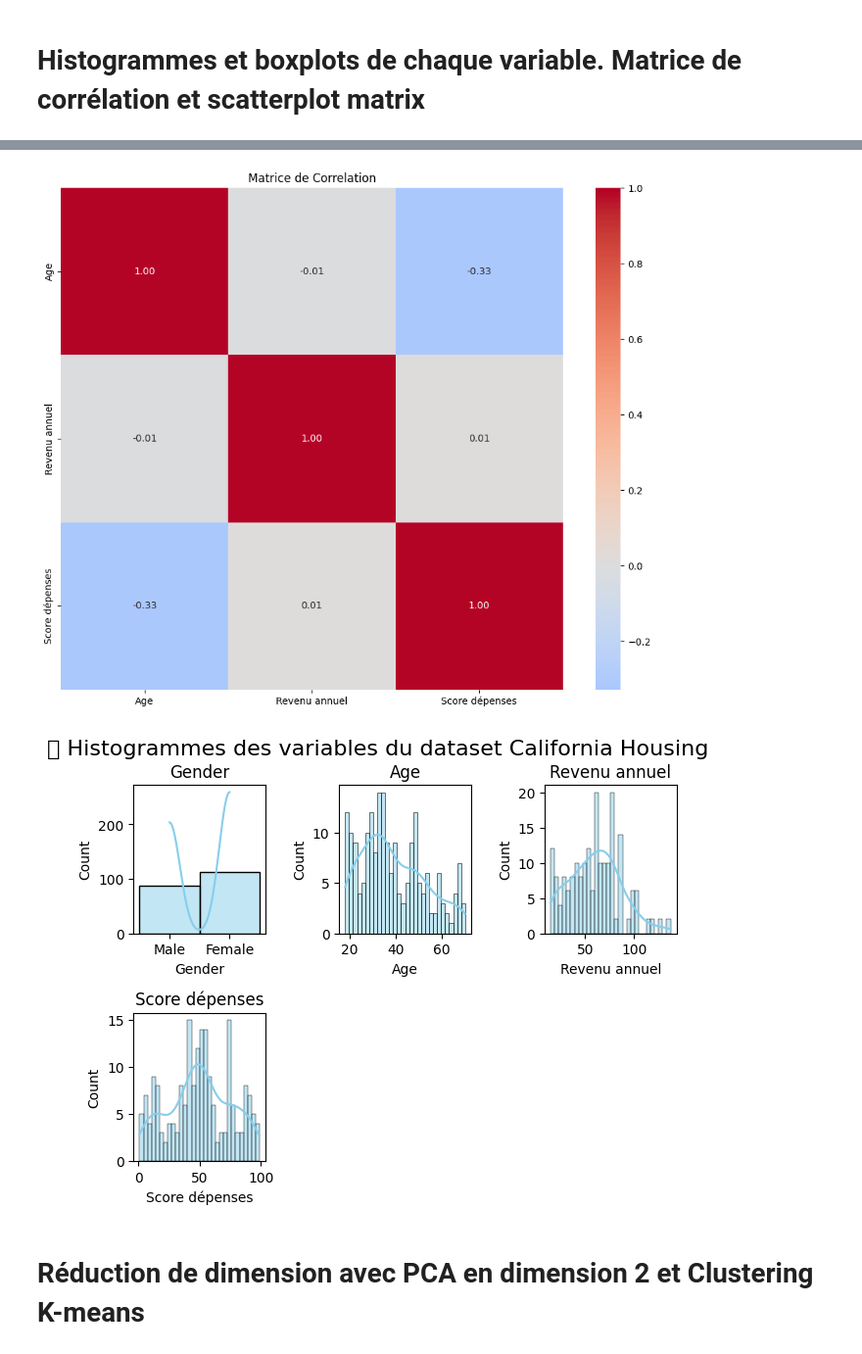
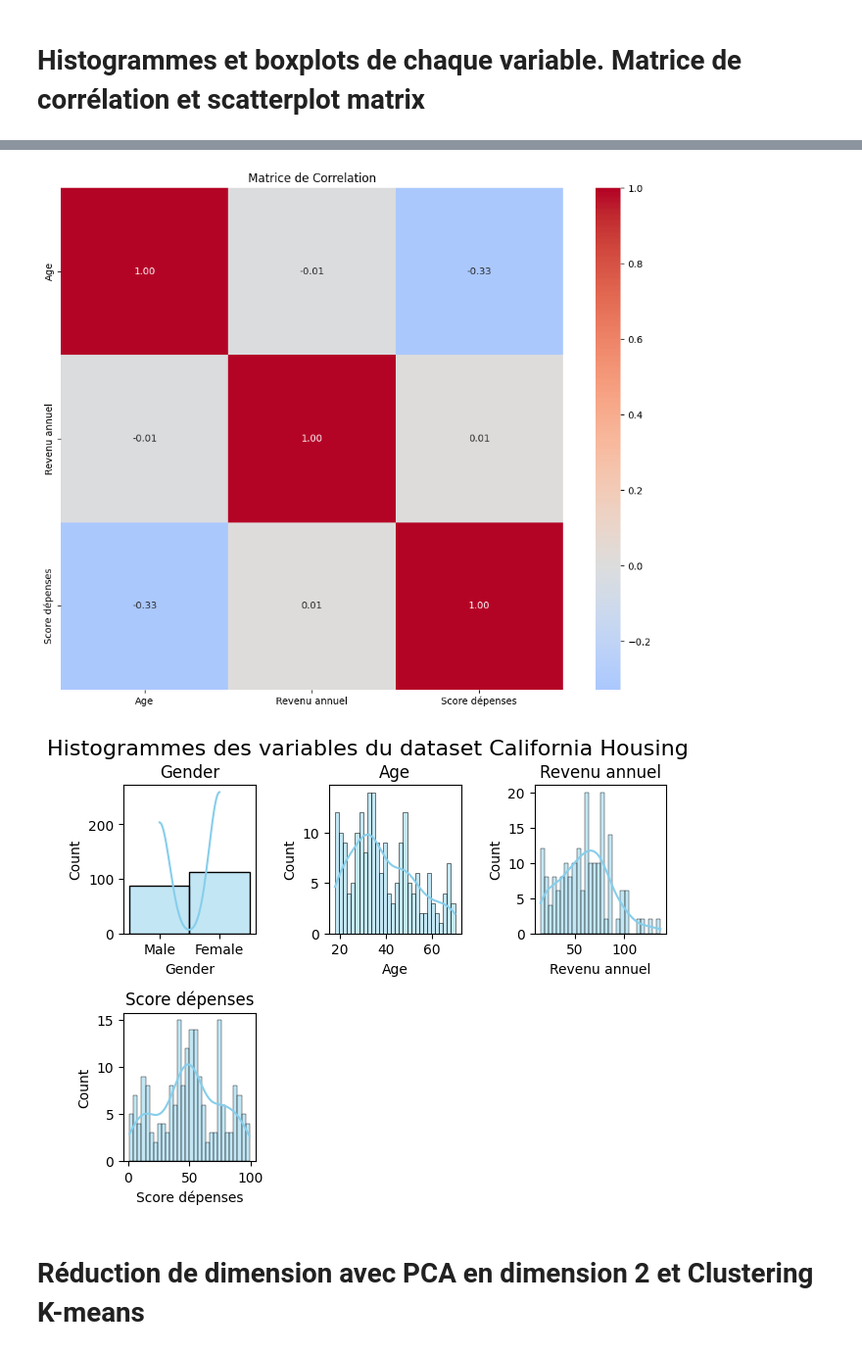
Before and after one commit to SamyFanambinantsoa/Machine_Learning_M2, a Jupyter notebook: Clustering.ipynb, the cells around one changed output, grey strips where cells are left out. Shown at 98% size. Cells and saved outputs as stored; diff of their text form; code cells hidden in the pictures.

```diff
--- a/Clustering.ipynb
+++ b/Clustering.ipynb
@@ -42,35 +42,35 @@ data = data.rename(columns={
 # Boxplots
 sns.boxplot(data)
 sns.pairplot(data, hue='Gender')
 
 # Matrice de corrélation
 data2 = data.select_dtypes(include=[np.number])
 cor_matrix = data2.corr()
 plt.figure(figsize=(10, 8))
 sns.heatmap(cor_matrix,
             annot=True,
             fmt='.2f',
             cmap='coolwarm',
             center=0,
             square=True,)
 plt.title('Matrice de Correlation')
 plt.tight_layout()
 plt.show()
 
 # Histogrammes
 for i, column in enumerate(data.columns, 1):
     plt.subplot(2, 3, i)
     sns.histplot(data[column], kde=True, bins=30, color='skyblue')
     plt.title(column)
     plt.tight_layout()
 
-plt.suptitle("📊 Histogrammes des variables du dataset California Housing", fontsize=16, y=1.02)
+plt.suptitle("Histogrammes des variables du dataset California Housing", fontsize=16, y=1.02)
 plt.show()
 # %% [output]
 [figure]
 [figure]
 [figure]
-[figure, old version]
+[figure, new version]
 # %% [markdown]
 # Réduction de dimension avec PCA en dimension 2 et Clustering K-means
 # %%
```
